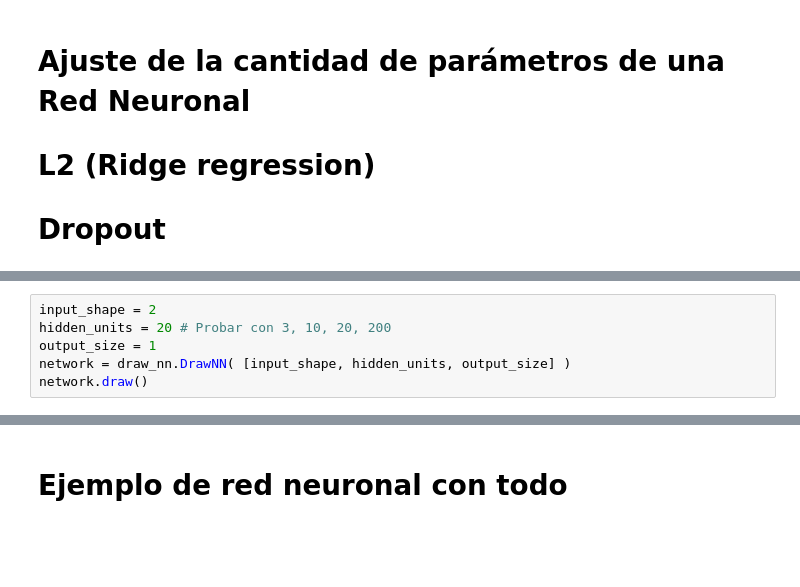
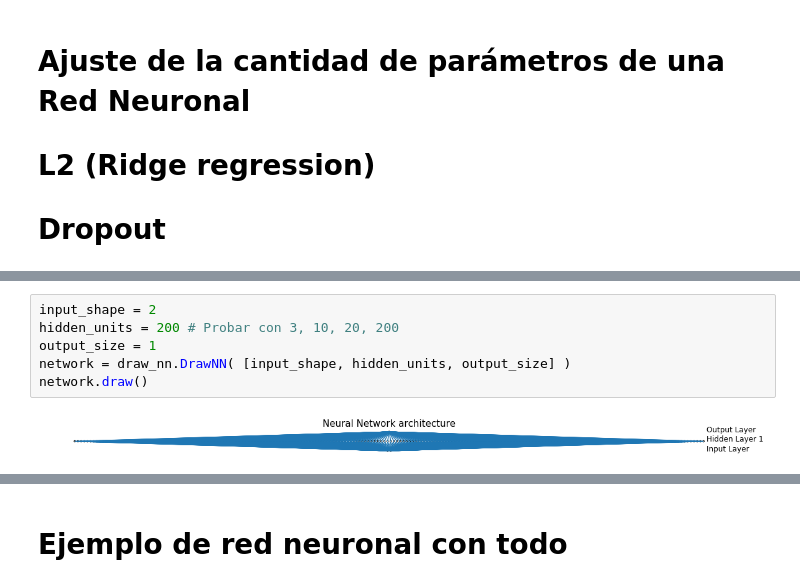
Before and after one commit to edugarg/Regularizacion, a Jupyter notebook: 3-Neural Network.ipynb, the cells around one changed output, grey strips where cells are left out. Cells and saved outputs as stored; diff of their text form; blank space fills up the shorter version.

```diff
--- a/3-Neural Network.ipynb
+++ b/3-Neural Network.ipynb
@@ -38,9 +62,11 @@ plt.show()
 # %%
 input_shape = 2
-hidden_units = 20 # Probar con 3, 10, 20, 200
+hidden_units = 200 # Probar con 3, 10, 20, 200
 output_size = 1
 network = draw_nn.DrawNN( [input_shape, hidden_units, output_size] )
 network.draw()
+# %% [output]
+[figure, added]
 # %% [markdown]
 <video controls src="./images/chips-mlp-20-hidden-1.mp4" width="480"/>
 # %% [markdown]
```
Also changed, not shown: parts of 9 cells of this notebook.
